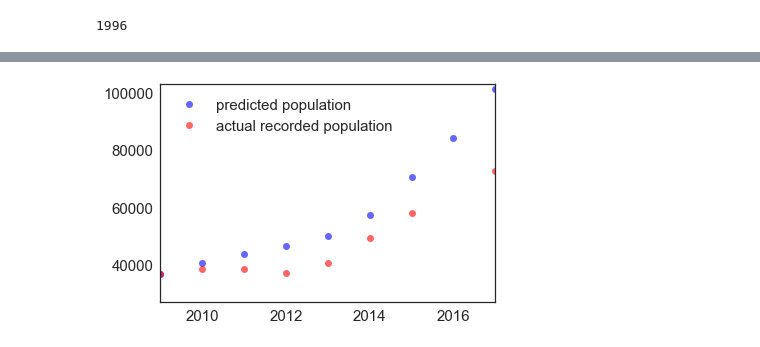
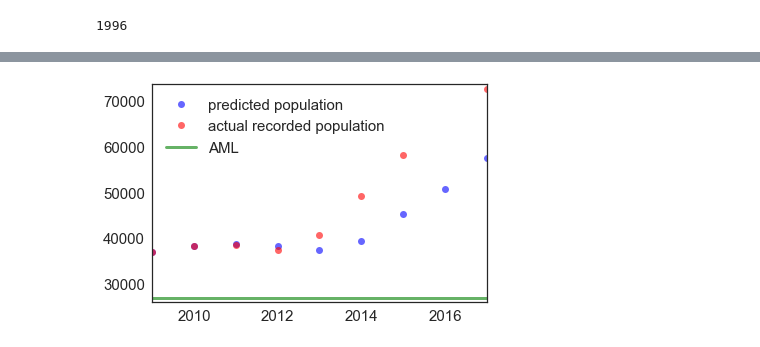
Before and after one commit to chiunaomi/ModSim-1, a Jupyter notebook: code/Horses and Burros.ipynb, the cells around one changed output, grey strips where cells are left out. Saved outputs shown, nothing was run; the diff lists cells and outputs as text; code cells hidden in the pictures.

```diff
--- a/code/Horses and Burros.ipynb
+++ b/code/Horses and Burros.ipynb
@@ -257,4 +289,9 @@ xlim(2009, 2017);
 ##############
+# %%
+line = TimeSeries()
+for i in linrange(system.t0, system.t_end):
+    line[i] = 27000
+AML = line
 # %%
 population = data.population
 removal = data.removed
@@ -262,10 +299,10 @@ removal = data.removed
 first_year = 2009
 last_year = data.index[0]
 initial_population = data['population'][2009]
-mean_growth_rate = 0.25 #0.156 # mean growth rate calculated from "doubling every 4-5 years" stat
+mean_growth_rate = 0.2 #0.156 # mean growth rate calculated from "doubling every 4-5 years" stat
 #standard deviation of growth rate assuming upper and lower growth rate bound 2 sd from mean
 standard_dev_growth = 0.0085
-fertility_treat_rate = 0.5 #also referred to here as "spay_rate," although it only lasts 1 year
+fertility_treated = data.spayed
 # %%
 system = System(t0 = first_year, p0 = initial_population, t_end = last_year,
                 mean_growth = mean_growth_rate,
@@ -274,8 +311,3 @@ system = System(t0 = first_year, p0 = initial_population, t_end = last_year,
 def growth_rate(mean = system.mean_growth, sd = system.sd_growth):
     rate = np.random.normal (mean, sd)
     return rate
-# %%
-system.spay_rate
-spayed = system.spay_rate * 100
-reproducing = 100 - spayed
-print (reproducing)
@@ -293,16 +343,17 @@ def run_simulation5(system):
     results = TimeSeries()
     results[system.t0] = system.p0
     for t in linrange(system.t0, system.t_end):
-        spayed = system.spay_rate * results[t]
+        spayed = data['spayed'][t]
         reproducing = results[t] - spayed
         growth = growth_rate() * reproducing
-        results[t+1] = results[t] + growth - data['removed'][t] + spayed
+        results[t+1] = results[t] + growth - data['removed'][t]
     system.results = results
 # %%
-run_simulation4(system)
+run_simulation5(system)
 plot(system.results, 'bo', label = 'predicted population')
 plot(population, 'ro', label='actual recorded population')
+plot(AML, 'g-', label='AML')
 legend()
 xlim(2009, 2017);
 # %% [output]
-[figure, old version]
+[figure, new version]
```
Also changed, not shown: parts of 55 cells of this notebook.
